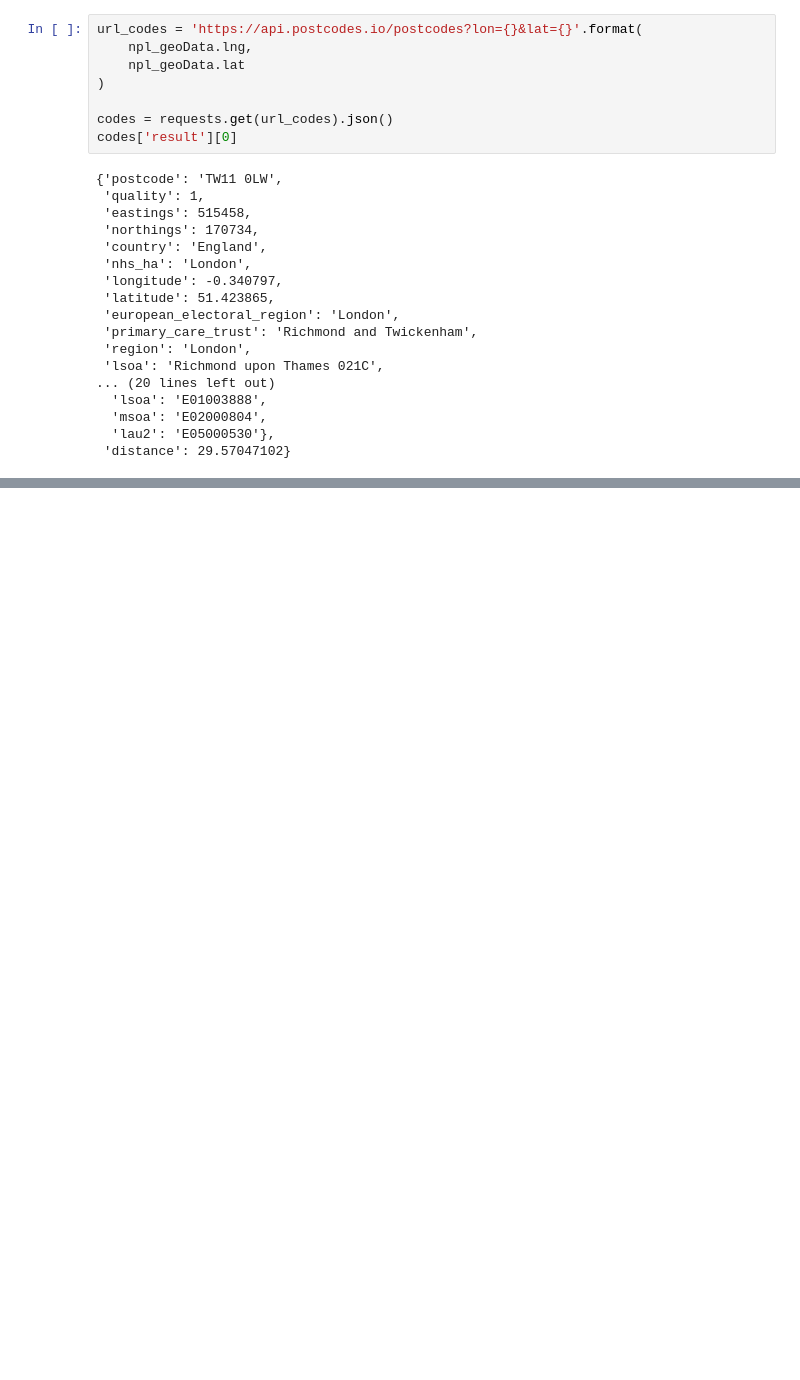
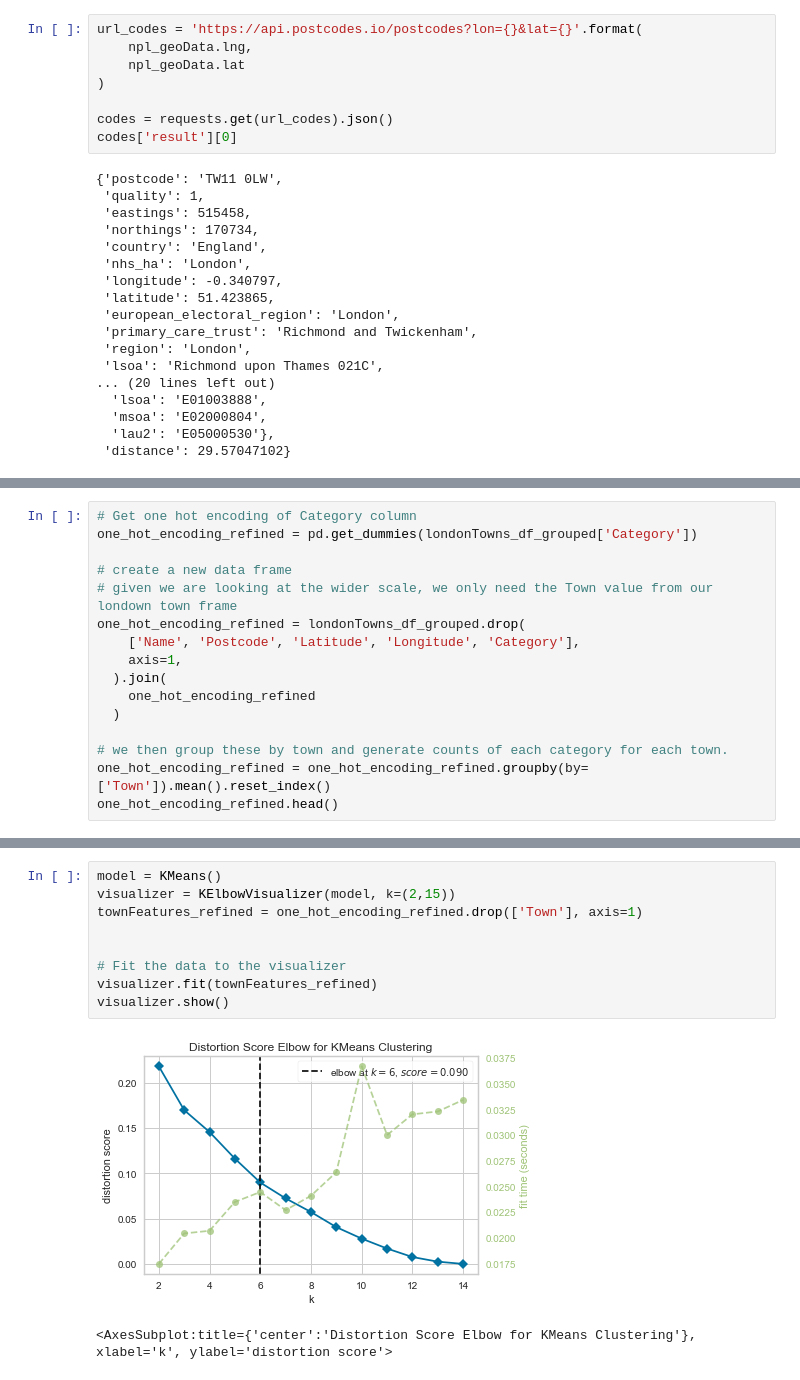
Before and after one commit to JimmySunDance/Coursera_Capstone, a Jupyter notebook: neighborhood_battle.ipynb, the cells around one changed output, grey strips where cells are left out. Cells and saved outputs as stored; diff of their text form; blank space fills up the shorter version.

```diff
--- a/neighborhood_battle.ipynb
+++ b/neighborhood_battle.ipynb
@@ -121,0 +610,16 @@ codes['result'][0]
+# %%
+# Get one hot encoding of Category column
+one_hot_encoding_refined = pd.get_dummies(londonTowns_df_grouped['Category'])
+
+# create a new data frame
+# given we are looking at the wider scale, we only need the Town value from our londown town frame
+one_hot_encoding_refined = londonTowns_df_grouped.drop(
+    ['Name', 'Postcode', 'Latitude', 'Longitude', 'Category'],
+    axis=1,
+  ).join(
+    one_hot_encoding_refined
+  )
+
+# we then group these by town and generate counts of each category for each town.
+one_hot_encoding_refined = one_hot_encoding_refined.groupby(by=['Town']).mean().reset_index()
+one_hot_encoding_refined.head()
@@ -121,0 +634,12 @@ codes['result'][0]
+# %%
+model = KMeans()
+visualizer = KElbowVisualizer(model, k=(2,15))
+townFeatures_refined = one_hot_encoding_refined.drop(['Town'], axis=1)
+
+
+# Fit the data to the visualizer
+visualizer.fit(townFeatures_refined)
+visualizer.show()
+# %% [output]
+[figure, added]
+<AxesSubplot:title={'center':'Distortion Score Elbow for KMeans Clustering'}, xlabel='k', ylabel='distortion score'>
```
Also changed, not shown: parts of 50 cells of this notebook.
